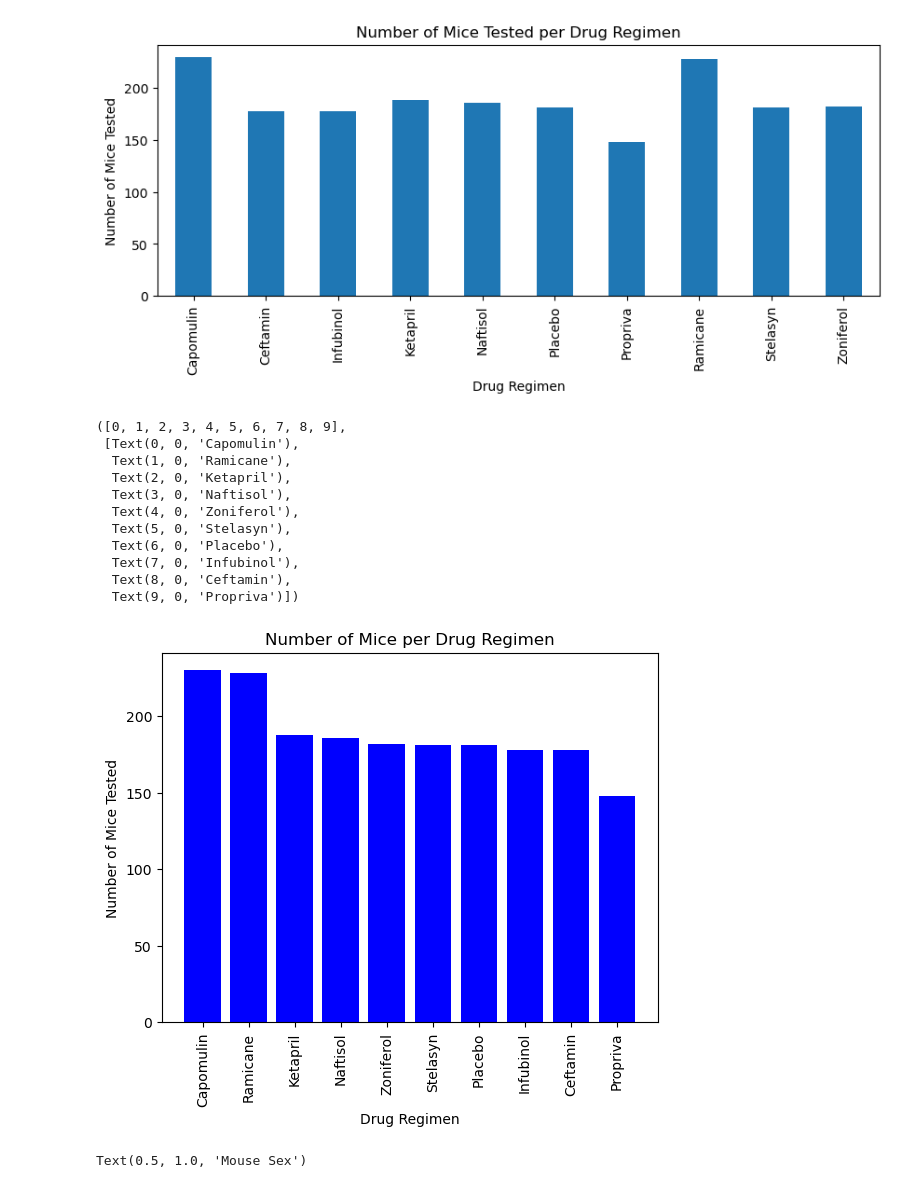
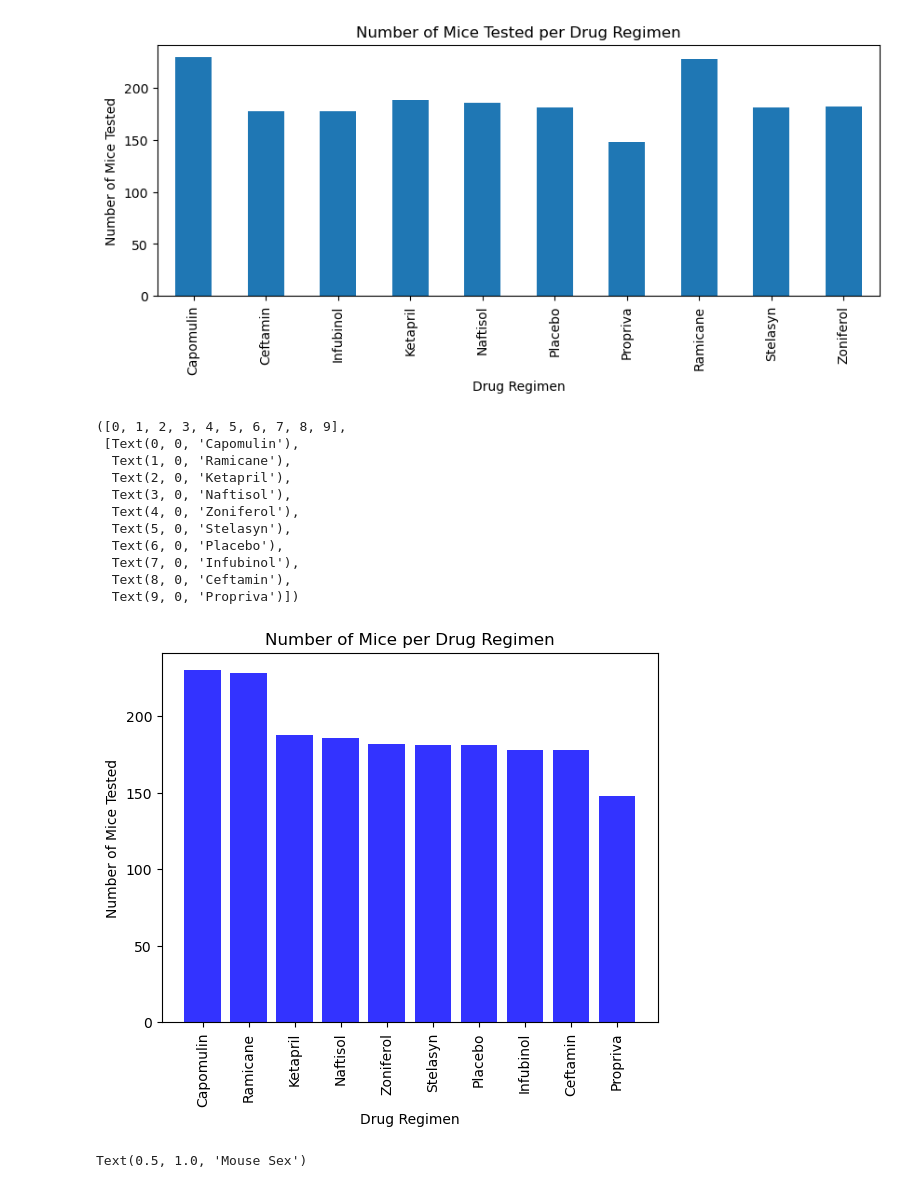
Before and after one commit to mike2463/Pymaceuticals_Mouse_Study, a Jupyter notebook: Pymaceuticals/pymaceuticals_starter.ipynb, the cells around one changed output. Cells and saved outputs as stored; diff of their text form; code cells hidden in the pictures.

```diff
--- a/Pymaceuticals/pymaceuticals_starter.ipynb
+++ b/Pymaceuticals/pymaceuticals_starter.ipynb
@@ -126,27 +126,27 @@ Text(0, 0.5, 'Number of Mice Tested')
 # %%
 # Generate a bar plot showing the total number of timepoints for all mice tested for each drug regimen using pyplot.
 mouse_per_drug = clean_mice['Drug Regimen'].value_counts()
-x = mouse_per_drug.index.values
-y = mouse_per_drug.values
+x = mouse_per_drug.index
+y = mouse_per_drug
 
-plt.bar(x,y, color = 'b', align = 'center')
+plt.bar(x,y, color = 'b', alpha = .8, align = 'center')
 plt.title('Number of Mice per Drug Regimen')
 plt.xlabel('Drug Regimen')
 plt.ylabel('Number of Mice Tested')
 plt.xticks(rotation = 'vertical')
 # %% [output]
 ([0, 1, 2, 3, 4, 5, 6, 7, 8, 9],
  [Text(0, 0, 'Capomulin'),
   Text(1, 0, 'Ramicane'),
   Text(2, 0, 'Ketapril'),
   Text(3, 0, 'Naftisol'),
   Text(4, 0, 'Zoniferol'),
   Text(5, 0, 'Stelasyn'),
   Text(6, 0, 'Placebo'),
   Text(7, 0, 'Infubinol'),
   Text(8, 0, 'Ceftamin'),
   Text(9, 0, 'Propriva')])
-[figure, old version]
+[figure, new version]
 # %%
 # Generate a pie plot showing the distribution of female versus male mice using Pandas
 mouse_sex = clean_mice['Sex'].value_counts()
```
Also changed, not shown: parts of 12 cells of this notebook, 1 other file.
